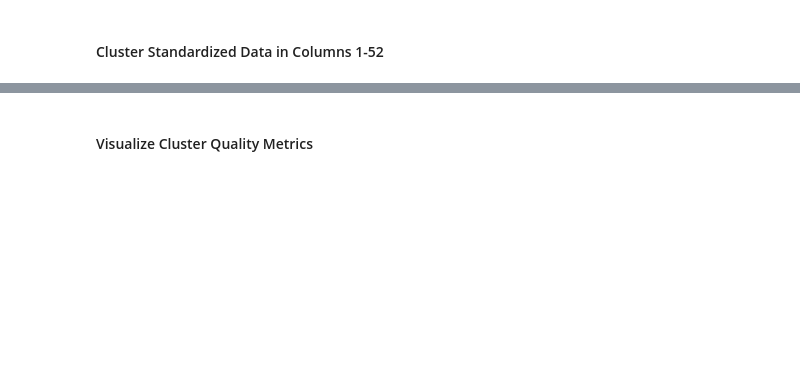
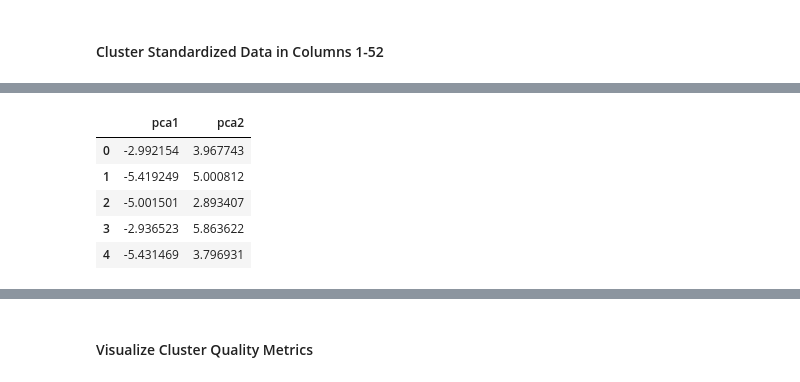
Before and after one commit to ryanquinnnelson/CMU-02718-HW1, a Jupyter notebook: CM_HW1_ryann.ipynb, the cells around one changed output, grey strips where cells are left out. Cells and saved outputs as stored; diff of their text form; code cells hidden in the pictures; blank space fills up the shorter version.

```diff
--- a/CM_HW1_ryann.ipynb
+++ b/CM_HW1_ryann.ipynb
@@ -58,0 +103,14 @@ ValueError: could not convert string to float: 'Male'
+# %%
+# dimensionality reduction and visualization
+## how to connect true labels to this??
+
+pca = PCA(n_components=2).fit_transform(df_zscore)
+df_plot = pd.DataFrame(pca, columns=['pca1','pca2'])
+df_plot.head()
+# %% [output]
+|  | pca1 | pca2 |
+| 0 | -2.992154 | 3.967743 |
+| 1 | -5.419249 | 5.000812 |
+| 2 | -5.001501 | 2.893407 |
+| 3 | -2.936523 | 5.863622 |
+| 4 | -5.431469 | 3.796931 |
```
Also changed, not shown: parts of 9 cells of this notebook, 1 other file.
